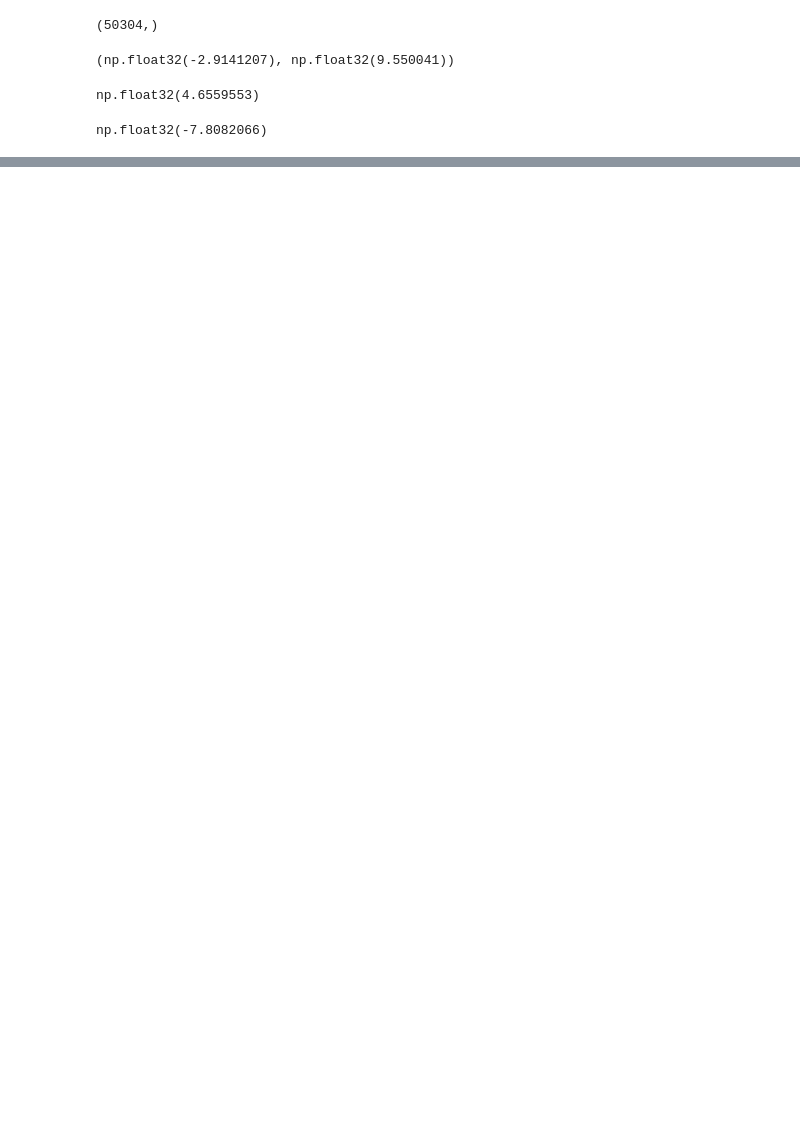
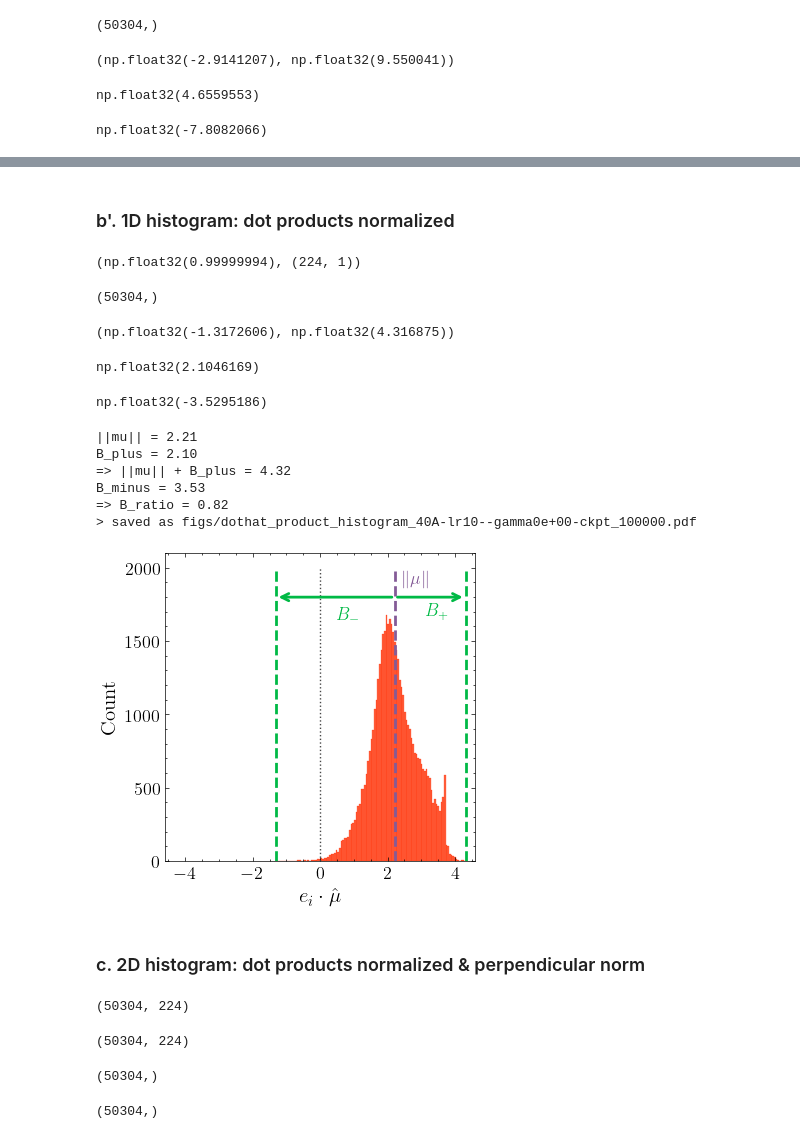
Before and after one commit to flxst/output-embedding-centering, a Jupyter notebook: results/Analyze_Single_Model_Embeddings.ipynb, the cells around one changed output, grey strips where cells are left out. Drawn from its saved outputs; the diff is of its cells as text; code cells hidden in the pictures; blank space fills up the shorter version.

```diff
--- a/results/Analyze_Single_Model_Embeddings.ipynb
+++ b/results/Analyze_Single_Model_Embeddings.ipynb
@@ -182,0 +252,65 @@ B_minus = 7.81
+# %% [markdown]
+### b'. 1D histogram: dot products normalized
+# %%
+muhat = {k: mu[k] / np.sqrt(musq[k]) for k in KEYS}
+np.linalg.norm(muhat[KEY0]), muhat[KEY0].shape
+# %% [output]
+(np.float32(0.99999994), (224, 1))
+# %%
+dotshat = {k: (E[k] @ muhat[k])[:, 0] for k in KEYS}
+dotshat[KEY0].shape
+# %% [output]
+(50304,)
+# %%
+np.min(dotshat[KEY0]), np.max(dotshat[KEY0])
+# %% [output]
+(np.float32(-1.3172606), np.float32(4.316875))
+# %%
+B_plus_hat = {k: np.max(dotshat[k]) - np.sqrt(musq[k]) for k in KEYS}
+B_plus_hat[KEY0]
+# %% [output]
+np.float32(2.1046169)
+# %%
+B_minus_hat = {k: np.sqrt(musq[k]) - np.min(dotshat[k]) for k in KEYS}
+- B_minus_hat[KEY0]
+# %% [output]
+np.float32(-3.5295186)
+# %%
+plot_histogram(
+    dotshat[KEY0],
+    np.sqrt(musq[KEY0]),
+    B_plus_hat[KEY0],
+    B_minus_hat[KEY0],
+    save_as=f'dothat_product_histogram_{N0}{D}{VARIANT0}-{LR0}-gamma{GAMMA}-{CHECKPOINT}.{FIGURE_FORMAT}',
+    hat=True,
+)
+# %% [output]
+||mu|| = 2.21
+B_plus = 2.10
+=> ||mu|| + B_plus = 4.32
+B_minus = 3.53
+=> B_ratio = 0.82
+> saved as figs/dothat_product_histogram_40A-lr10--gamma0e+00-ckpt_100000.pdf
+[figure, added]
+# %% [markdown]
+### c. 2D histogram: dot products normalized & perpendicular norm
+# %%
+E_para = {k: (E[k] @ muhat[k]) @ muhat[k].T for k in KEYS}
+E_para[KEY0].shape
+# %% [output]
+(50304, 224)
+# %%
+E_perp = {k: E[k] - E_para[k] for k in KEYS}
+E_perp[KEY0].shape
+# %% [output]
+(50304, 224)
+# %%
+E_para_norm = {k: np.linalg.norm(E_para[k], axis=1, keepdims=False) for k in KEYS}
+E_para_norm[KEY0].shape
+# %% [output]
+(50304,)
+# %%
+E_perp_norm = {k: np.linalg.norm(E_perp[k], axis=1, keepdims=False) for k in KEYS}
+E_perp_norm[KEY0].shape
+# %% [output]
+(50304,)
```
Also changed, not shown: parts of 41 cells of this notebook, 21 other files.
